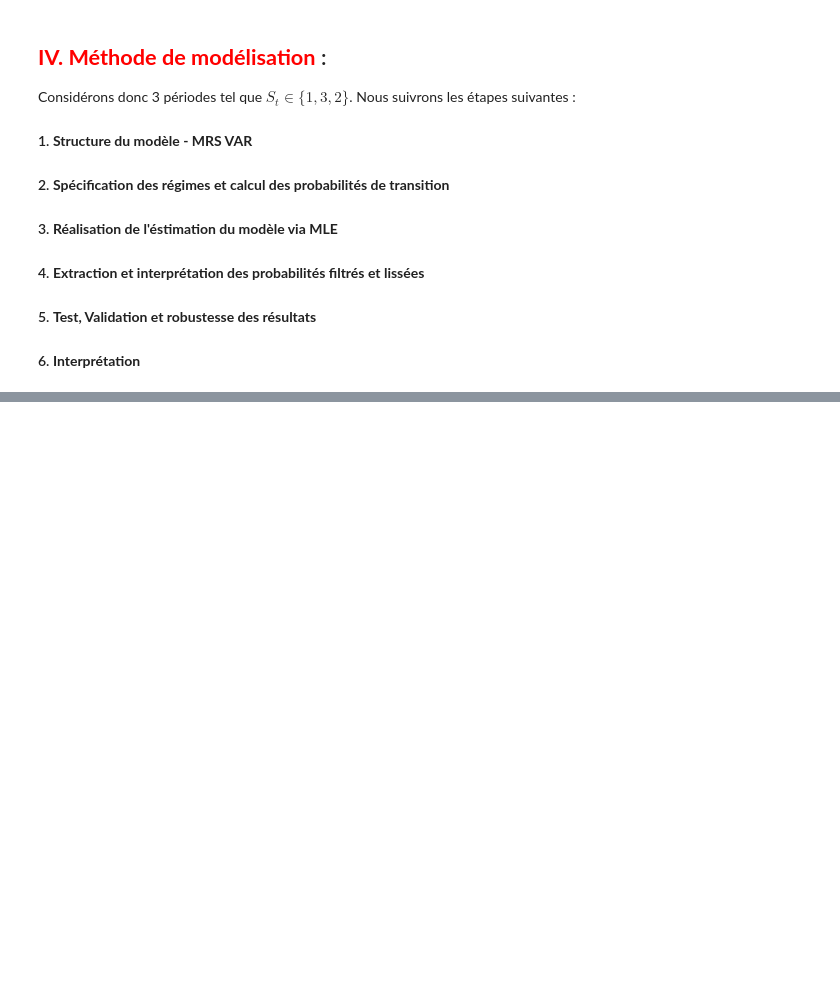
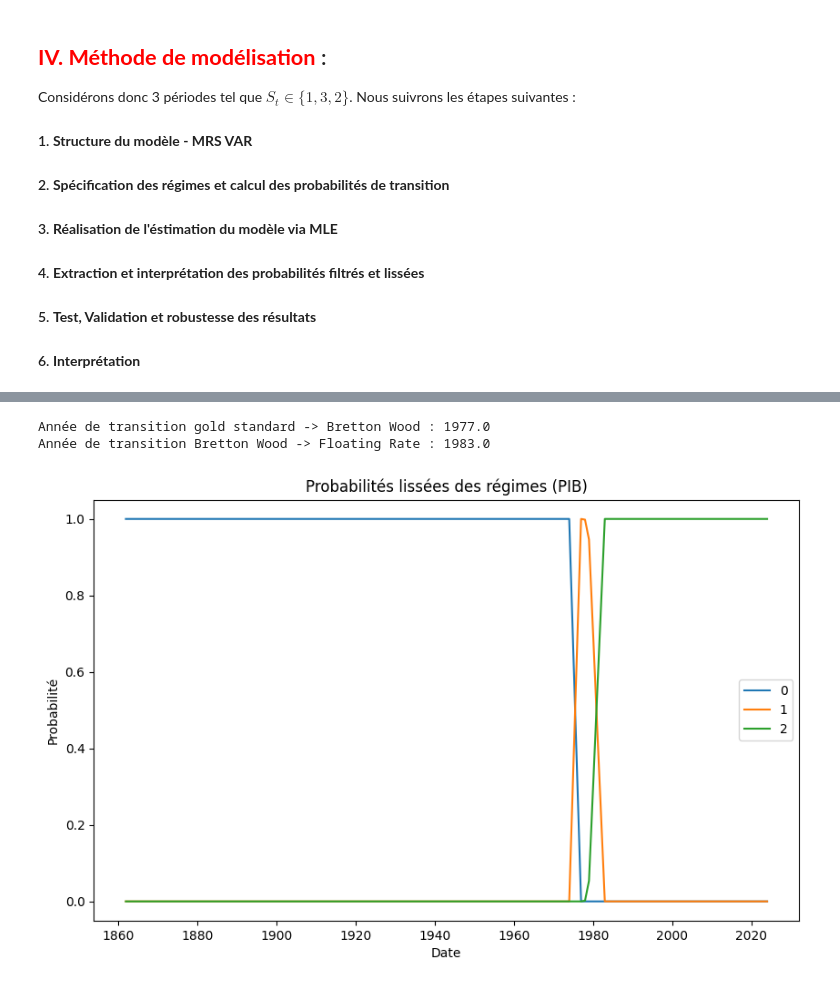
Before and after one commit to TimmGRT/Monetary-Policy-UK-1870-2025, a Jupyter notebook: CODE_ZONE/timeo_code/timeo_code_markov.ipynb, the cells around one changed output, grey strips where cells are left out. Saved outputs shown, nothing was run; the diff lists cells and outputs as text; code cells hidden in the pictures; blank space fills up the shorter version.

```diff
--- a/CODE_ZONE/timeo_code/timeo_code_markov.ipynb
+++ b/CODE_ZONE/timeo_code/timeo_code_markov.ipynb
@@ -167,0 +262,27 @@ $
+# %%
+### MARKOV POUR L'INFLATION
+markov_pi = MarkovRegression(pi, k_regimes = 3, exog = i, switching_variance = True)
+
+# Estimationd du MLE
+result_pi = markov_pi.fit()
+# print(result_change.summary())
+
+# # Matrice de transition
+# print(result_change.transition_matrix)
+
+# Probbailités smoothés
+probs_pi = result_pi.smoothed_marginal_probabilities
+
+print(f"Année de transition gold standard -> Bretton Wood : {probs_pi.index[probs_pi[0] < probs_pi[1]].min()}")
+print(f"Année de transition Bretton Wood -> Floating Rate : {probs_pi.index[(probs_pi.index > 1980.0) & (probs_pi[1] < probs_pi[2])].min()}")
+
+#Plot des résultats des probabilités lissés
+probs_pi.plot(figsize=(10,6))
+plt.title("Probabilités lissées des régimes (PIB)")
+plt.xlabel("Date")
+plt.ylabel("Probabilité")
+plt.show()
+# %% [output]
+Année de transition gold standard -> Bretton Wood : 1977.0
+Année de transition Bretton Wood -> Floating Rate : 1983.0
+[figure, added]
```
Also changed, not shown: parts of 9 cells of this notebook.
